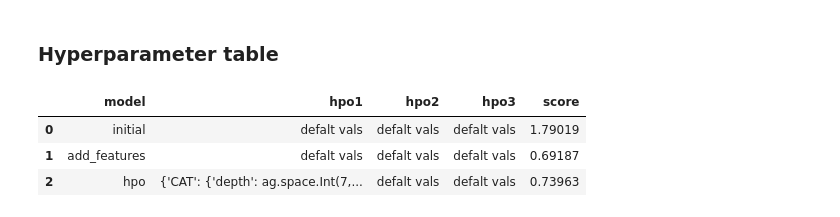
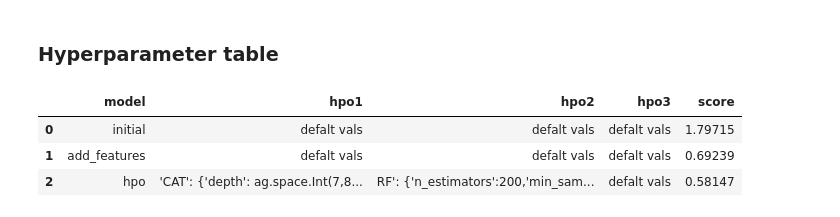
Before and after one commit to akuadane/Bike-sharing-demand-predictor, a Jupyter notebook: project_notebook.ipynb, the cells around one changed output. Drawn from its saved outputs; the diff is of its cells as text; code cells hidden in the pictures.

```diff
--- a/project_notebook.ipynb
+++ b/project_notebook.ipynb
@@ -642,14 +699,14 @@ fig.savefig('model_test_score.png')
 # %%
 # The 3 hyperparameters we tuned with the kaggle score as the result
 pd.DataFrame({
     "model": ["initial", "add_features", "hpo"],
-    "hpo1": ["defalt vals", "defalt vals", "{'CAT': {'depth': ag.space.Int(7,8)}}"],
-    "hpo2": ["defalt vals", "defalt vals", "defalt vals"],
+    "hpo1": ["defalt vals", "defalt vals", "'CAT': {'depth': ag.space.Int(7,8),'l2_leaf_reg':ag.space.Int(0,20)}"],
+    "hpo2": ["defalt vals", "defalt vals", "RF':  {'n_estimators':200,'min_samples_split': ag.space.Int(2,5)}"],
     "hpo3": ["defalt vals", "defalt vals","defalt vals"],
-    "score": [1.79019, 0.69187, 0.73963]
+    "score":  [1.79715, 0.69239, 0.58147]
 })
 # %% [output]
 |  | model | hpo1 | hpo2 | hpo3 | score |
-| 0 | initial | defalt vals | defalt vals | defalt vals | 1.79019 |
-| 1 | add_features | defalt vals | defalt vals | defalt vals | 0.69187 |
-| 2 | hpo | {'CAT': {'depth': ag.space.Int(7,... | defalt vals | defalt vals | 0.73963 |
+| 0 | initial | defalt vals | defalt vals | defalt vals | 1.79715 |
+| 1 | add_features | defalt vals | defalt vals | defalt vals | 0.69239 |
+| 2 | hpo | 'CAT': {'depth': ag.space.Int(7,8... | RF': {'n_estimators':200,'min_sam... | defalt vals | 0.58147 |
```
Also changed, not shown: parts of 19 cells of this notebook, 3 other files.
